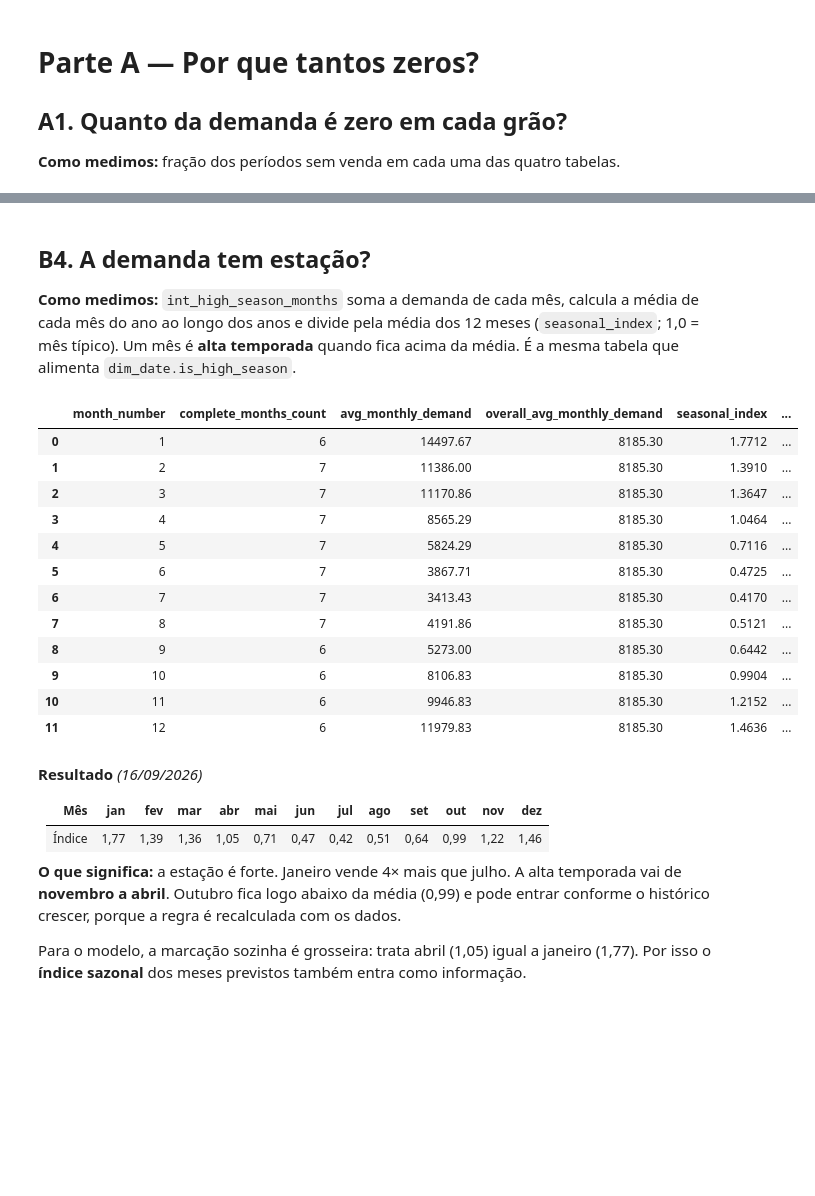
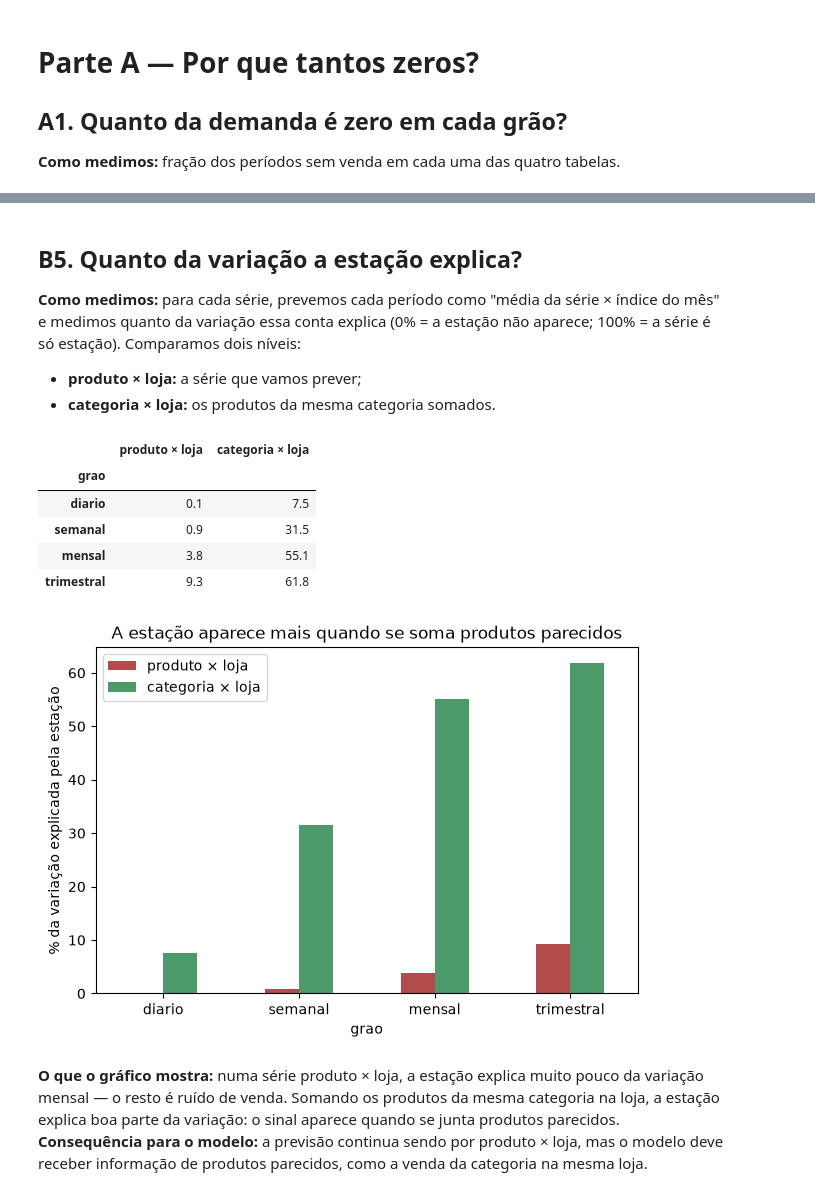
Before and after one commit to gusdiaso/lh_nautical_athena, a Jupyter notebook: notebooks/ml/01_eda_demand_zeros.ipynb, the cells around one changed output, grey strips where cells are left out. Drawn from its saved outputs; the diff is of its cells as text; code cells hidden in the pictures; blank space fills up the shorter version.

Commit message:
feat(notebooks_ml): adiciona graficos nos notebooks para facilitar o entendimento dos insights

```diff
--- a/notebooks/ml/01_eda_demand_zeros.ipynb
+++ b/notebooks/ml/01_eda_demand_zeros.ipynb
@@ -43,6 +40,8 @@ PROJECT_ROOT = _find_project_root(Path.cwd())
 if str(PROJECT_ROOT) not in sys.path:
     sys.path.insert(0, str(PROJECT_ROOT))
 # %%
+%matplotlib inline
+import matplotlib.pyplot as plt
 import pandas as pd
 from pyspark.sql import functions as F
 
@@ -50,12 +49,9 @@ from src.analytics_ai.eda_demand_zeros import (
     add_partial_period_flag,
     add_segment_columns,
     aggregate_series,
-    demand_pattern_classification,
-    grain_scorecard,
     horizon_target_comparison,
     order_status_filter_impact,
     seasonal_signal_share,
-    summarize_demand_patterns,
     zero_rate_by,
     zero_rate_by_volume_decile,
     zero_rate_overall,
@@ -74,6 +70,9 @@ if spark is None:
 # Databricks e Jupyter injetam `display`; fora deles, cai para print.
 display = globals().get("display", print)
 
+plt.rcParams["figure.dpi"] = 100
+CORES = ["#2E5C8A", "#E8874C", "#4C9A6A", "#B24C4C"]
+
 # Grãos do mais fino ao mais agregado.
 GRAINS = MlFeatureConfig.all_grains()
 DFS = {name: spark.table(config.source_table) for name, config in GRAINS.items()}
@@ -459,31 +388,43 @@ table.rename(columns=FRIENDLY).astype(object).T
 # %% [markdown]
-## B4. A demanda tem estação?
+## B5. Quanto da variação a estação explica?
 
-**Como medimos:** `int_high_season_months` soma a demanda de cada mês, calcula a média de cada mês do ano ao longo dos anos e divide pela média dos 12 meses (`seasonal_index`; 1,0 = mês típico). Um mês é **alta temporada** quando fica acima da média. É a mesma tabela que alimenta `dim_date.is_high_season`.
+**Como medimos:** para cada série, prevemos cada período como "média da série × índice do mês" e medimos quanto da variação essa conta explica (0% = a estação não aparece; 100% = a série é só estação). Comparamos dois níveis:
+
+- **produto × loja:** a série que vamos prever;
+- **categoria × loja:** os produtos da mesma categoria somados.
 # %%
-spark.table(daily_config.silver_table("int_high_season_months")).orderBy("month_number").toPandas()
+segmented_all = add_segment_columns(daily_df, daily_config.gold_table, date_col=None)
+LEVELS = {
+    "produto_x_loja": ["sk_product", "sk_location"],
+    "categoria_x_loja": ["category_name", "sk_location"],
+}
+
+signal_rows = []
+for level, ids in LEVELS.items():
+    for name, config in GRAINS.items():
+        series = aggregate_series(segmented_all, ids, config.grain).filter(~F.col("is_partial_period"))
+        r2 = seasonal_signal_share(series, "period_start_date", ids).collect()[0]["r2_seasonal"]
+        signal_rows.append({"nivel": level, "grao": name, "r2_seasonal": r2})
+
+signal = pd.DataFrame(signal_rows)
+pivot_signal = signal.pivot(index="grao", columns="nivel", values="r2_seasonal")[list(LEVELS)].loc[list(GRAINS)] * 100
+pivot_signal.columns = ["produto × loja", "categoria × loja"]
+display(pivot_signal.round(1))
+
+fig, ax = plt.subplots(figsize=(7, 4.5))
+pivot_signal.plot(kind="bar", ax=ax, color=[CORES[3], CORES[2]])
+ax.set_ylabel("% da variação explicada pela estação")
+ax.set_title("A estação aparece mais quando se soma produtos parecidos")
+plt.xticks(rotation=0)
+plt.show()
 # %% [output]
-|  | month_number | complete_months_count | avg_monthly_demand | overall_avg_monthly_demand | seasonal_index | ... |
-| 0 | 1 | 6 | 14497.67 | 8185.30 | 1.7712 | ... |
-| 1 | 2 | 7 | 11386.00 | 8185.30 | 1.3910 | ... |
-| 2 | 3 | 7 | 11170.86 | 8185.30 | 1.3647 | ... |
-| 3 | 4 | 7 | 8565.29 | 8185.30 | 1.0464 | ... |
-| 4 | 5 | 7 | 5824.29 | 8185.30 | 0.7116 | ... |
-| 5 | 6 | 7 | 3867.71 | 8185.30 | 0.4725 | ... |
-| 6 | 7 | 7 | 3413.43 | 8185.30 | 0.4170 | ... |
-| 7 | 8 | 7 | 4191.86 | 8185.30 | 0.5121 | ... |
-| 8 | 9 | 6 | 5273.00 | 8185.30 | 0.6442 | ... |
-| 9 | 10 | 6 | 8106.83 | 8185.30 | 0.9904 | ... |
-| 10 | 11 | 6 | 9946.83 | 8185.30 | 1.2152 | ... |
-| 11 | 12 | 6 | 11979.83 | 8185.30 | 1.4636 | ... |
+|  | produto × loja | categoria × loja |
+| grao |  |  |
+| diario | 0.1 | 7.5 |
+| semanal | 0.9 | 31.5 |
+| mensal | 3.8 | 55.1 |
+| trimestral | 9.3 | 61.8 |
+[figure, added]
 # %% [markdown]
-**Resultado** *(16/09/2026)*
-
-| Mês | jan | fev | mar | abr | mai | jun | jul | ago | set | out | nov | dez |
-|---|---|---|---|---|---|---|---|---|---|---|---|---|
-| Índice | 1,77 | 1,39 | 1,36 | 1,05 | 0,71 | 0,47 | 0,42 | 0,51 | 0,64 | 0,99 | 1,22 | 1,46 |
-
-**O que significa:** a estação é forte. Janeiro vende 4× mais que julho. A alta temporada vai de **novembro a abril**. Outubro fica logo abaixo da média (0,99) e pode entrar conforme o histórico crescer, porque a regra é recalculada com os dados.
-
-Para o modelo, a marcação sozinha é grosseira: trata abril (1,05) igual a janeiro (1,77). Por isso o **índice sazonal** dos meses previstos também entra como informação.
+**O que o gráfico mostra:** numa série produto × loja, a estação explica muito pouco da variação mensal — o resto é ruído de venda. Somando os produtos da mesma categoria na loja, a estação explica boa parte da variação: o sinal aparece quando se junta produtos parecidos. **Consequência para o modelo:** a previsão continua sendo por produto × loja, mas o modelo deve receber informação de produtos parecidos, como a venda da categoria na mesma loja.
 # %% [markdown]
```
Also changed, not shown: parts of 35 cells of this notebook, 3 other files.
